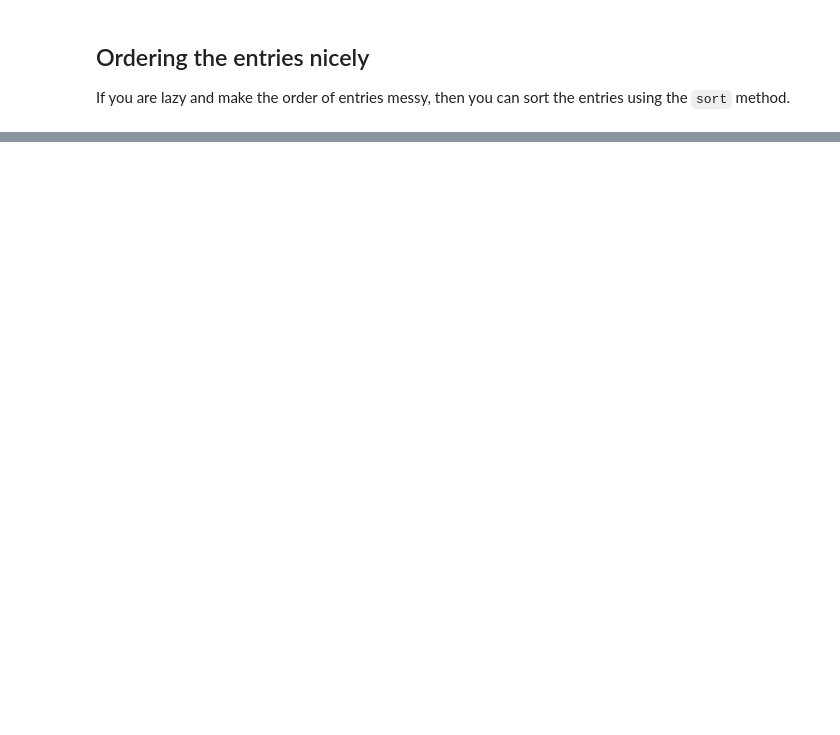
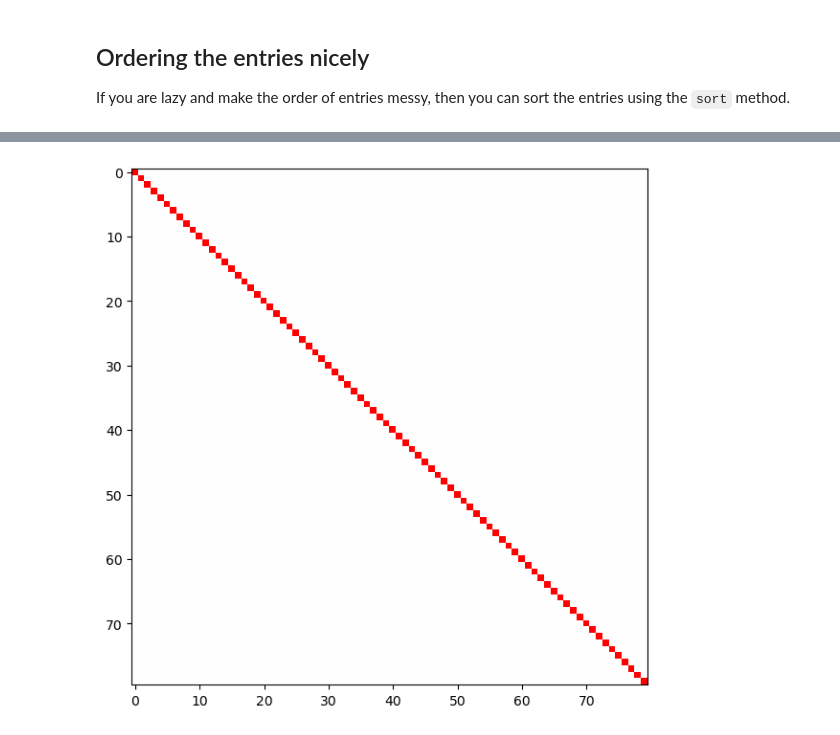
Before and after one commit to rchgomes/3pcf_integrator, a Jupyter notebook: plot notebooks/threepoint_data_class.ipynb, the cells around one changed output, grey strips where cells are left out. Drawn from its saved outputs; the diff is of its cells as text; code cells hidden in the pictures; blank space fills up the shorter version.

```diff
--- a/plot notebooks/threepoint_data_class.ipynb
+++ b/plot notebooks/threepoint_data_class.ipynb
@@ -173,0 +157,4 @@ plt.show()
+# %%
+fig = thpt.plot_rcc()
+# %% [output]
+[figure, added]
```
Also changed, not shown: parts of 12 cells of this notebook, 1 other file.
